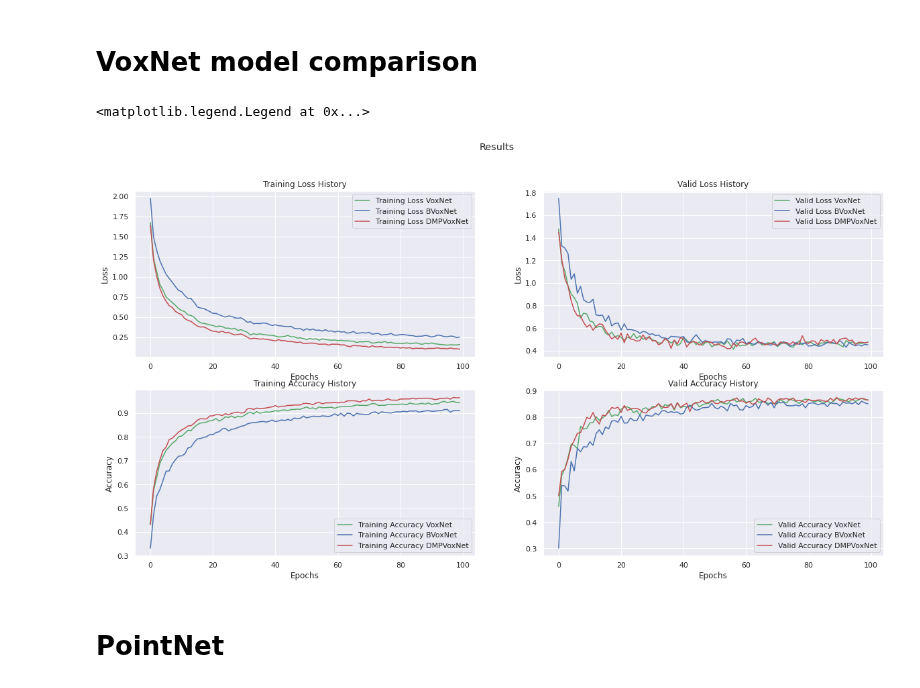
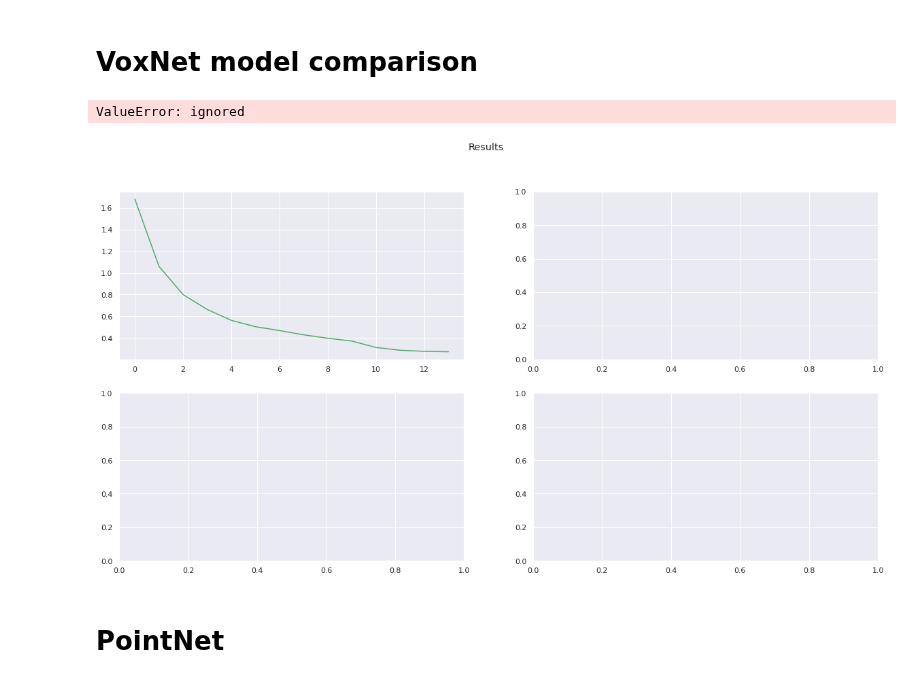
Before and after one commit to tabba98/neural-network, a Jupyter notebook: VoxNet.ipynb, the cells around one changed output. Drawn from its saved outputs; the diff is of its cells as text; code cells hidden in the pictures.

```diff
--- a/VoxNet.ipynb
+++ b/VoxNet.ipynb
@@ -558,7 +558,7 @@ class VoxNet(nn.Module):
 **VoxNet** training
 # %%
 training_hyperparameters = {
-    "learning_rate": 0.1,
+    "learning_rate": 0.01,
     "sgd_momentum": 0.9,
     "data_size": 32,
     "epochs": 100,
@@ -655,7 +705,7 @@ class BatchNormVoxNet(nn.Module):
 **BatchNormVoxNet** Training
 # %%
 training_hyperparameters = {
-    "learning_rate": 0.1,
+    "learning_rate": 0.01,
     "sgd_momentum": 0.9,
     "data_size": 32,
     "epochs": 100,
@@ -762,7 +856,7 @@ class DMPVoxNet(nn.Module):
 **DMPVoxNet** training
 # %%
 training_hyperparameters = {
-    "learning_rate": 0.1,
+    "learning_rate": 0.01,
     "sgd_momentum": 0.9,
     "data_size": 32,
     "epochs": 100,
@@ -862,41 +956,41 @@ def smooth(x, w=0):
     return smoothed
 
 eps = range(0, len(history1["train_loss"].cpu()))
 
 sns.set_theme()
 fig, ax = plt.subplots(2, 2, figsize=(20, 10))
 fig.suptitle('Results')
 
 ax[0,0].plot(eps, smooth(history1["train_loss"].cpu()), 'g', label='Training Loss VoxNet')
 ax[0,0].plot(eps, smooth(history2["train_loss"].cpu()), 'b', label='Training Loss BVoxNet')
 ax[0,0].plot(eps, smooth(history3["train_loss"].cpu()), 'r', label='Training Loss DMPVoxNet')
 ax[0,0].set_title('Training Loss History')
 ax[0,0].set(xlabel='Epochs', ylabel='Loss')
 ax[0,0].legend()
 
 ax[0,1].plot(eps, smooth(history1["valid_loss"].cpu()), 'g', label='Valid Loss VoxNet')
 ax[0,1].plot(eps, smooth(history2["valid_loss"].cpu()), 'b', label='Valid Loss BVoxNet')
 ax[0,1].plot(eps, smooth(history3["valid_loss"].cpu()), 'r', label='Valid Loss DMPVoxNet')
 ax[0,1].set_title('Valid Loss History')
 ax[0,1].set(xlabel='Epochs', ylabel='Loss')
 ax[0,1].legend()
 
-ax[1,0].plot(eps, smooth(history1["train_acc"].cpu()), 'g', label='Training Accuracy VoxNet')
-ax[1,0].plot(eps, smooth(history2["train_acc"].cpu()), 'b', label='Training Accuracy BVoxNet')
-ax[1,0].plot(eps, smooth(history3["train_acc"].cpu()), 'r', label='Training Accuracy DMPVoxNet')
+ax[1,0].plot(eps, smooth(history1["train_acc1"].cpu()), 'g', label='Training Accuracy VoxNet')
+ax[1,0].plot(eps, smooth(history2["train_acc1"].cpu()), 'b', label='Training Accuracy BVoxNet')
+ax[1,0].plot(eps, smooth(history3["train_acc1"].cpu()), 'r', label='Training Accuracy DMPVoxNet')
 ax[1,0].set_title('Training Accuracy History')
 ax[1,0].set(xlabel='Epochs', ylabel='Accuracy')
 ax[1,0].legend()
 
-ax[1,1].plot(eps, smooth(history1["valid_acc"].cpu()), 'g', label='Valid Accuracy VoxNet')
-ax[1,1].plot(eps, smooth(history2["valid_acc"].cpu()), 'b', label='Valid Accuracy BVoxNet')
-ax[1,1].plot(eps, smooth(history3["valid_acc"].cpu()), 'r', label='Valid Accuracy DMPVoxNet')
+ax[1,1].plot(eps, smooth(history1["valid_acc1"].cpu()), 'g', label='Valid Accuracy VoxNet')
+ax[1,1].plot(eps, smooth(history2["valid_acc1"].cpu()), 'b', label='Valid Accuracy BVoxNet')
+ax[1,1].plot(eps, smooth(history3["valid_acc1"].cpu()), 'r', label='Valid Accuracy DMPVoxNet')
 ax[1,1].set_title('Valid Accuracy History')
 ax[1,1].set(xlabel='Epochs', ylabel='Accuracy')
 ax[1,1].legend()
 # %% [output]
-<matplotlib.legend.Legend at 0x...>
+ValueError: ignored
-[figure, old version]
+[figure, new version]
 # %% [markdown]
 # PointNet
 # %%
```
Also changed, not shown: parts of 13 cells of this notebook.
